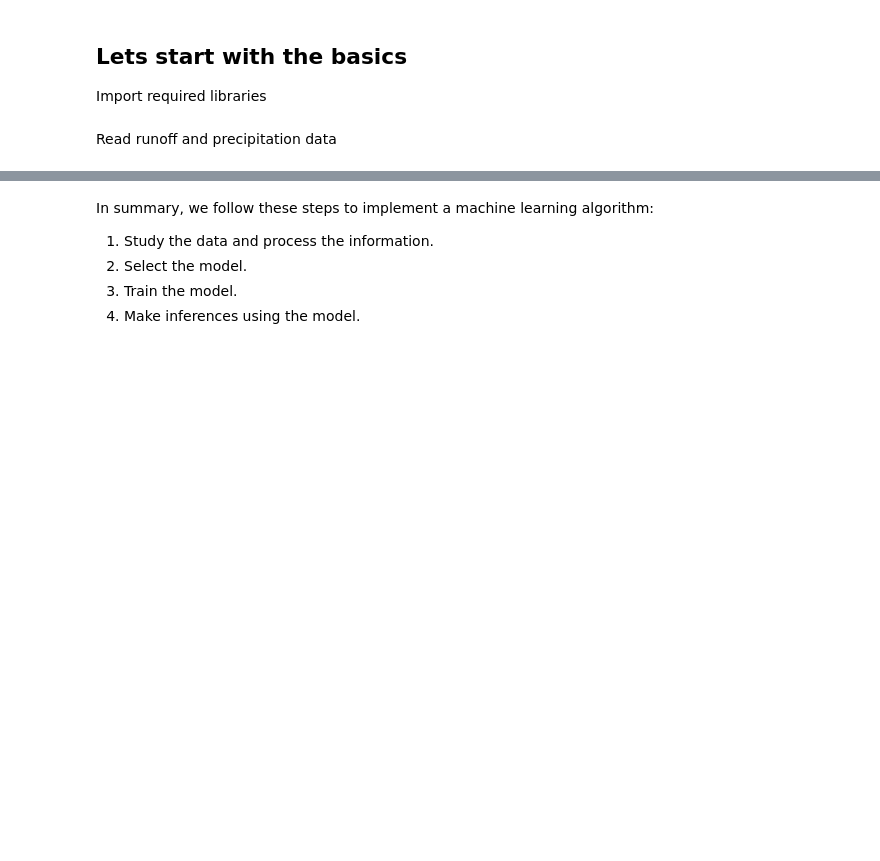
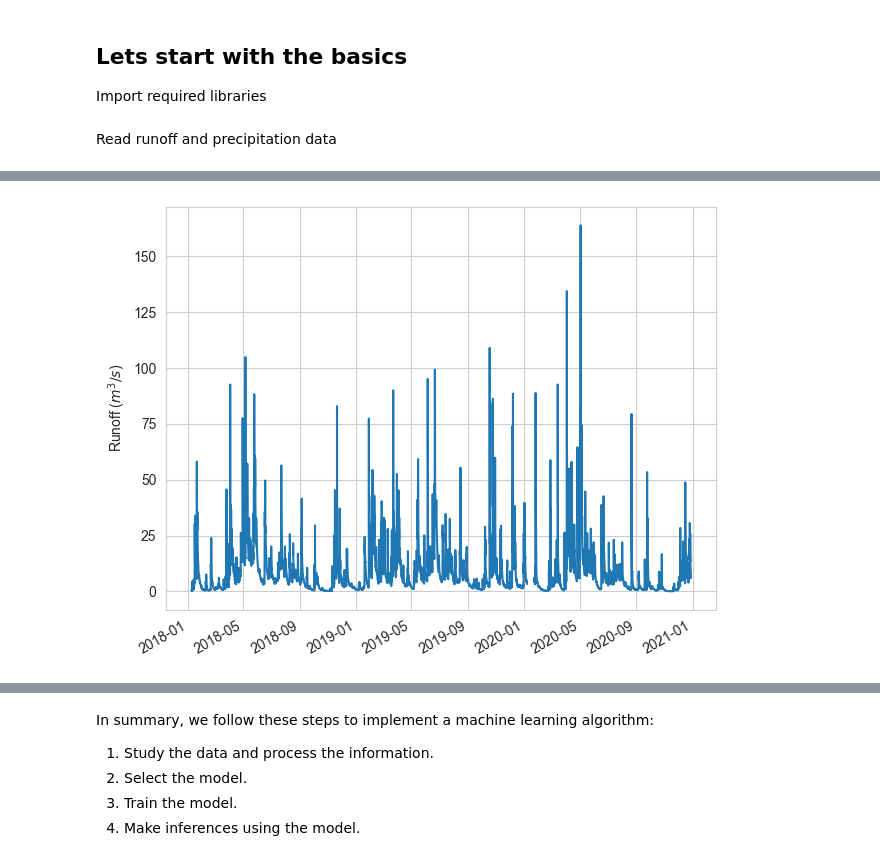
Before and after one commit to paulmunozpauta/Course_ML_hydrological_forecasting, a Jupyter notebook: notebooks/1_ML_introduction.ipynb, the cells around one changed output, grey strips where cells are left out. Saved outputs shown, nothing was run; the diff lists cells and outputs as text; code cells hidden in the pictures; blank space fills up the shorter version.

```diff
--- a/notebooks/1_ML_introduction.ipynb
+++ b/notebooks/1_ML_introduction.ipynb
@@ -242,11 +248,14 @@ Hourly_runoff.plot()
 # %%
 fig, ax = plt.subplots()
 Hourly_runoff.plot(ax=ax)
 plt.ylabel('Runoff ($m^3/s$)')
+plt.xlabel('')
 plt.legend().set_visible(False)
 os.makedirs(os.path.join(root_directory, "figures"), exist_ok=True)
 plt.tight_layout()
 plt.savefig(os.path.join(root_directory+'/figures', 'Runoff_plot.jpg'), format='jpg', dpi =300)
+# %% [output]
+[figure, added]
 # %%
 data_path = os.path.join(root_directory, "data/Hourly_precipitation.csv")
 print(data_path)
```
Also changed, not shown: parts of 25 cells of this notebook, 6 other files.
